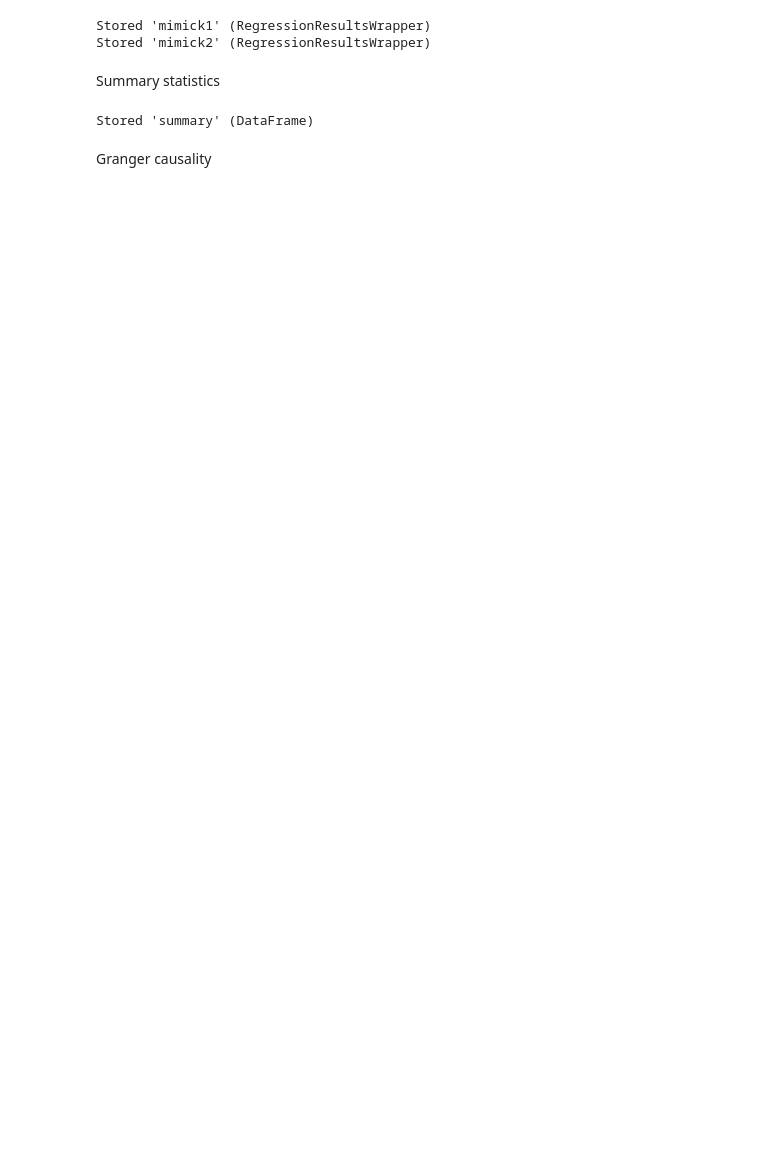
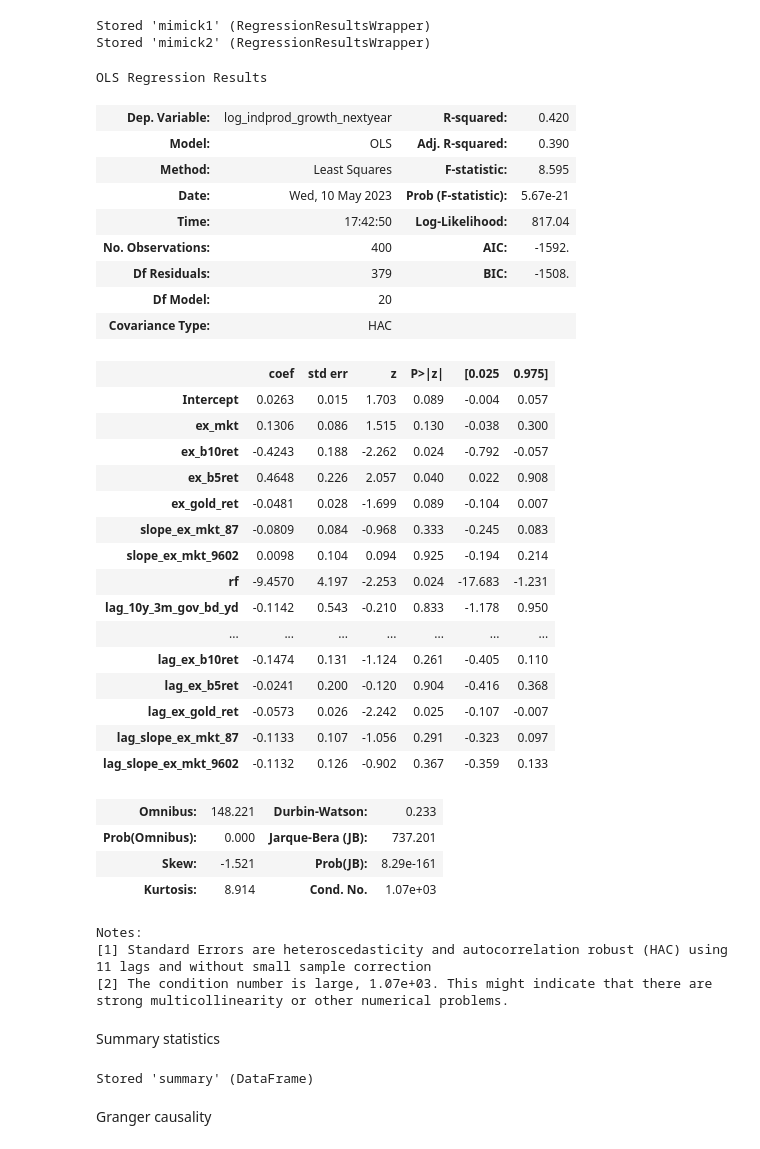
Before and after one commit to HXuanheng/macro-fundamental-factors, a Jupyter notebook: code/do_analysis/do_analysis.ipynb, the cells around one changed output. Cells and saved outputs as stored; diff of their text form; code cells hidden in the pictures; blank space fills up the shorter version.

```diff
--- a/code/do_analysis/do_analysis.ipynb
+++ b/code/do_analysis/do_analysis.ipynb
@@ -22,7 +23,8 @@ ts = pd.read_csv(resource + 'time_series.csv', parse_dates=['date'], index_col=[
 ts.index.freq = 'M'
 
 # Compute the log change of industrial production over next 12 months (or just growth)
-ts['log_indprod_growth_nextyear'] = np.log(ts['ind_prod'].shift(-12) / ts['ind_prod'].shift(-1))
+# ts['log_indprod_growth_nextyear'] = np.log(ts['ind_prod'].shift(-12) / ts['ind_prod'].shift(-1)) #wrong
+ts['log_indprod_growth_nextyear'] = np.log(ts['ind_prod'].shift(-12) / ts['ind_prod'])
 # ts['indprod_growth_nextyear'] = ts['ind_prod'].shift(-12) / ts['ind_prod'].shift(-1) - 1
 
 ##################
@@ -33,13 +35,21 @@ ts['log_indprod_growth_nextyear'] = np.log(ts['ind_prod'].shift(-12) / ts['ind_p
 # ts['ex_mkt'] = ts['ex_mkt'] /100
 ts['lag_ex_mkt'] = ts['ex_mkt'].shift(1)
 
-# Compute the excess return of the long-term government bond portfolio
-ts['ex_long_gov_ret'] = ts['long_gov_ret'] - ts['rf']
-ts['lag_ex_long_gov_ret'] = ts['ex_long_gov_ret'].shift(1)
+# Compute the excess return of the long-term government bond portfolio (bloomberg data)
+# ts['ex_long_gov_ret'] = ts['long_gov_ret'] - ts['rf']
+# ts['lag_ex_long_gov_ret'] = ts['ex_long_gov_ret'].shift(1)
 
-# Compute the excess return of the intermediate-term government bond portfolio
-ts['ex_medium_gov_ret'] = ts['medium_gov_ret'] - ts['rf']
-ts['lag_ex_medium_gov_ret'] = ts['ex_medium_gov_ret'].shift(1)
+# Compute the excess return of the 10 year treasury government bond
+ts['ex_b10ret'] = ts['b10ret'] - ts['rf']
+ts['lag_ex_b10ret'] = ts['ex_b10ret'].shift(1)
+
+# Compute the excess return of the intermediate-term government bond portfolio (bloomberg data)
+# ts['ex_medium_gov_ret'] = ts['medium_gov_ret'] - ts['rf']
+# ts['lag_ex_medium_gov_ret'] = ts['ex_medium_gov_ret'].shift(1)
+
+# Compute the excess return of the 5 year treasury government bond
+ts['ex_b5ret'] = ts['b5ret'] - ts['rf']
+ts['lag_ex_b5ret'] = ts['ex_b5ret'].shift(1)
 
 # Compute the excess return of the high-yield bond portfolio
 ts['ex_high_yd_bd_ret'] = ts['high_yd_bd_ret'] - ts['rf']
@@ -89,21 +99,67 @@ ts['lag_slope_ex_mkt_9602'] = ts['slope_ex_mkt_9602'].shift(1)
 # %%
 # Set analysis period
 ts1 = ts.loc[(ts.index >= start_date) & (ts.index <= end_date)]
+# ts1 = ts.loc[(ts.index >= pd.to_datetime('1975-02-01')) & (ts.index <= end_date)]
 
-# mod1 = PanelOLS.from_formula('log_indprod_growth_nextyear ~ 1+ex_mkt+ex_long_gov_ret+ex_medium_gov_ret+ex_high_yd_bd_ret+ex_gold_ret+ex_mkt*dummy_87+ex_mkt*dummy_96_02+lagged_10y_3m_gov_bd_yd+lagged_1y_3m_gov_bd_yd+lagged_Baa_Aaa_bd_yd+lagged_sp_div_yd+log_indprod_growth_lastyear+infl_lastyear+ex_mkt_lastyear',
-#                              data=ts)
+# with Bloomberg bond portfolio return data
+# mod1 = smf.ols('log_indprod_growth_nextyear ~ 1+ex_mkt+ex_long_gov_ret+ex_medium_gov_ret+ex_high_yd_bd_ret+ex_gold_ret+slope_ex_mkt_87+slope_ex_mkt_9602+rf+lag_10y_3m_gov_bd_yd+lag_1y_3m_gov_bd_yd+lag_Baa_Aaa_bd_yd+lag_sp_div_yd+log_indprod_growth_lastyear+infl_lastyear+ex_mkt_lastyear',
+#                 data=ts1)
 
-mod1 = smf.ols('log_indprod_growth_nextyear ~ 1+ex_mkt+ex_long_gov_ret+ex_medium_gov_ret+ex_high_yd_bd_ret+ex_gold_ret+slope_ex_mkt_87+slope_ex_mkt_9602+rf+lag_10y_3m_gov_bd_yd+lag_1y_3m_gov_bd_yd+lag_Baa_Aaa_bd_yd+lag_sp_div_yd+log_indprod_growth_lastyear+infl_lastyear+ex_mkt_lastyear',
+# mod2 = smf.ols('log_indprod_growth_nextyear ~ 1+ex_mkt+ex_long_gov_ret+ex_medium_gov_ret+ex_high_yd_bd_ret+ex_gold_ret+slope_ex_mkt_87+slope_ex_mkt_9602+rf+lag_10y_3m_gov_bd_yd+lag_1y_3m_gov_bd_yd+lag_Baa_Aaa_bd_yd+lag_sp_div_yd+log_indprod_growth_lastyear+infl_lastyear+ex_mkt_lastyear+ lag_ex_mkt+lag_ex_long_gov_ret+lag_ex_medium_gov_ret+lag_ex_high_yd_bd_ret+lag_ex_gold_ret+lag_slope_ex_mkt_87+lag_slope_ex_mkt_9602',
+#                 data=ts1)
+
+# mod1 = smf.ols('log_indprod_growth_nextyear ~ 1+ex_mkt+ex_b10ret+ex_b5ret+ex_high_yd_bd_ret+ex_gold_ret+slope_ex_mkt_87+slope_ex_mkt_9602+rf+lag_10y_3m_gov_bd_yd+lag_1y_3m_gov_bd_yd+lag_Baa_Aaa_bd_yd+lag_sp_div_yd+log_indprod_growth_lastyear+infl_lastyear+ex_mkt_lastyear',
+#                 data=ts1)
+
+# mod2 = smf.ols('log_indprod_growth_nextyear ~ 1+ex_mkt+ex_b10ret+ex_b5ret+ex_high_yd_bd_ret+ex_gold_ret+slope_ex_mkt_87+slope_ex_mkt_9602+rf+lag_10y_3m_gov_bd_yd+lag_1y_3m_gov_bd_yd+lag_Baa_Aaa_bd_yd+lag_sp_div_yd+log_indprod_growth_lastyear+infl_lastyear+ex_mkt_lastyear+ lag_ex_mkt+lag_ex_b10ret+lag_ex_b5ret+lag_ex_high_yd_bd_ret+lag_ex_gold_ret+lag_slope_ex_mkt_87+lag_slope_ex_mkt_9602',
+#                 data=ts1)
+
+mod1 = smf.ols('log_indprod_growth_nextyear ~ 1+ex_mkt+ex_b10ret+ex_b5ret+ex_gold_ret+slope_ex_mkt_87+slope_ex_mkt_9602+rf+lag_10y_3m_gov_bd_yd+lag_1y_3m_gov_bd_yd+lag_Baa_Aaa_bd_yd+lag_sp_div_yd+log_indprod_growth_lastyear+infl_lastyear+ex_mkt_lastyear',
                 data=ts1)
 
-mod2 = smf.ols('log_indprod_growth_nextyear ~ 1+ex_mkt+ex_long_gov_ret+ex_medium_gov_ret+ex_high_yd_bd_ret+ex_gold_ret+slope_ex_mkt_87+slope_ex_mkt_9602+rf+lag_10y_3m_gov_bd_yd+lag_1y_3m_gov_bd_yd+lag_Baa_Aaa_bd_yd+lag_sp_div_yd+log_indprod_growth_lastyear+infl_lastyear+ex_mkt_lastyear+ lag_ex_mkt+lag_ex_long_gov_ret+lag_ex_medium_gov_ret+lag_ex_high_yd_bd_ret+lag_ex_gold_ret+lag_slope_ex_mkt_87+lag_slope_ex_mkt_9602',
+mod2 = smf.ols('log_indprod_growth_nextyear ~ 1+ex_mkt+ex_b10ret+ex_b5ret+ex_gold_ret+slope_ex_mkt_87+slope_ex_mkt_9602+rf+lag_10y_3m_gov_bd_yd+lag_1y_3m_gov_bd_yd+lag_Baa_Aaa_bd_yd+lag_sp_div_yd+log_indprod_growth_lastyear+infl_lastyear+ex_mkt_lastyear+ lag_ex_mkt+lag_ex_b10ret+lag_ex_b5ret+lag_ex_gold_ret+lag_slope_ex_mkt_87+lag_slope_ex_mkt_9602',
                 data=ts1)
 
 mimick1 = mod1.fit(cov_type='HAC',cov_kwds={'maxlags':11})
 mimick2 = mod2.fit(cov_type='HAC',cov_kwds={'maxlags':11})
 
 %store mimick1
 %store mimick2
+mimick2.summary()
 # %% [output]
 Stored 'mimick1' (RegressionResultsWrapper)
 Stored 'mimick2' (RegressionResultsWrapper)
+OLS Regression Results
+| Dep. Variable: | log_indprod_growth_nextyear | R-squared: | 0.420 |
+| Model: | OLS | Adj. R-squared: | 0.390 |
+| Method: | Least Squares | F-statistic: | 8.595 |
+| Date: | Wed, 10 May 2023 | Prob (F-statistic): | 5.67e-21 |
+| Time: | 17:42:50 | Log-Likelihood: | 817.04 |
+| No. Observations: | 400 | AIC: | -1592. |
+| Df Residuals: | 379 | BIC: | -1508. |
+| Df Model: | 20 |  |  |
+| Covariance Type: | HAC |  |  |
+|  | coef | std err | z | P>|z| | [0.025 | 0.975] |
+| Intercept | 0.0263 | 0.015 | 1.703 | 0.089 | -0.004 | 0.057 |
+| ex_mkt | 0.1306 | 0.086 | 1.515 | 0.130 | -0.038 | 0.300 |
+| ex_b10ret | -0.4243 | 0.188 | -2.262 | 0.024 | -0.792 | -0.057 |
+| ex_b5ret | 0.4648 | 0.226 | 2.057 | 0.040 | 0.022 | 0.908 |
+| ex_gold_ret | -0.0481 | 0.028 | -1.699 | 0.089 | -0.104 | 0.007 |
+| slope_ex_mkt_87 | -0.0809 | 0.084 | -0.968 | 0.333 | -0.245 | 0.083 |
+| slope_ex_mkt_9602 | 0.0098 | 0.104 | 0.094 | 0.925 | -0.194 | 0.214 |
+| rf | -9.4570 | 4.197 | -2.253 | 0.024 | -17.683 | -1.231 |
+| lag_10y_3m_gov_bd_yd | -0.1142 | 0.543 | -0.210 | 0.833 | -1.178 | 0.950 |
+| ... | ... | ... | ... | ... | ... | ... |
+| lag_ex_b10ret | -0.1474 | 0.131 | -1.124 | 0.261 | -0.405 | 0.110 |
+| lag_ex_b5ret | -0.0241 | 0.200 | -0.120 | 0.904 | -0.416 | 0.368 |
+| lag_ex_gold_ret | -0.0573 | 0.026 | -2.242 | 0.025 | -0.107 | -0.007 |
+| lag_slope_ex_mkt_87 | -0.1133 | 0.107 | -1.056 | 0.291 | -0.323 | 0.097 |
+| lag_slope_ex_mkt_9602 | -0.1132 | 0.126 | -0.902 | 0.367 | -0.359 | 0.133 |
+| Omnibus: | 148.221 | Durbin-Watson: | 0.233 |
+| Prob(Omnibus): | 0.000 | Jarque-Bera (JB): | 737.201 |
+| Skew: | -1.521 | Prob(JB): | 8.29e-161 |
+| Kurtosis: | 8.914 | Cond. No. | 1.07e+03 |
+Notes:
+[1] Standard Errors are heteroscedasticity and autocorrelation robust (HAC) using 11 lags and without small sample correction
+[2] The condition number is large, 1.07e+03. This might indicate that there are
+strong multicollinearity or other numerical problems.
```
Also changed, not shown: parts of 13 cells of this notebook, 28 other files.
